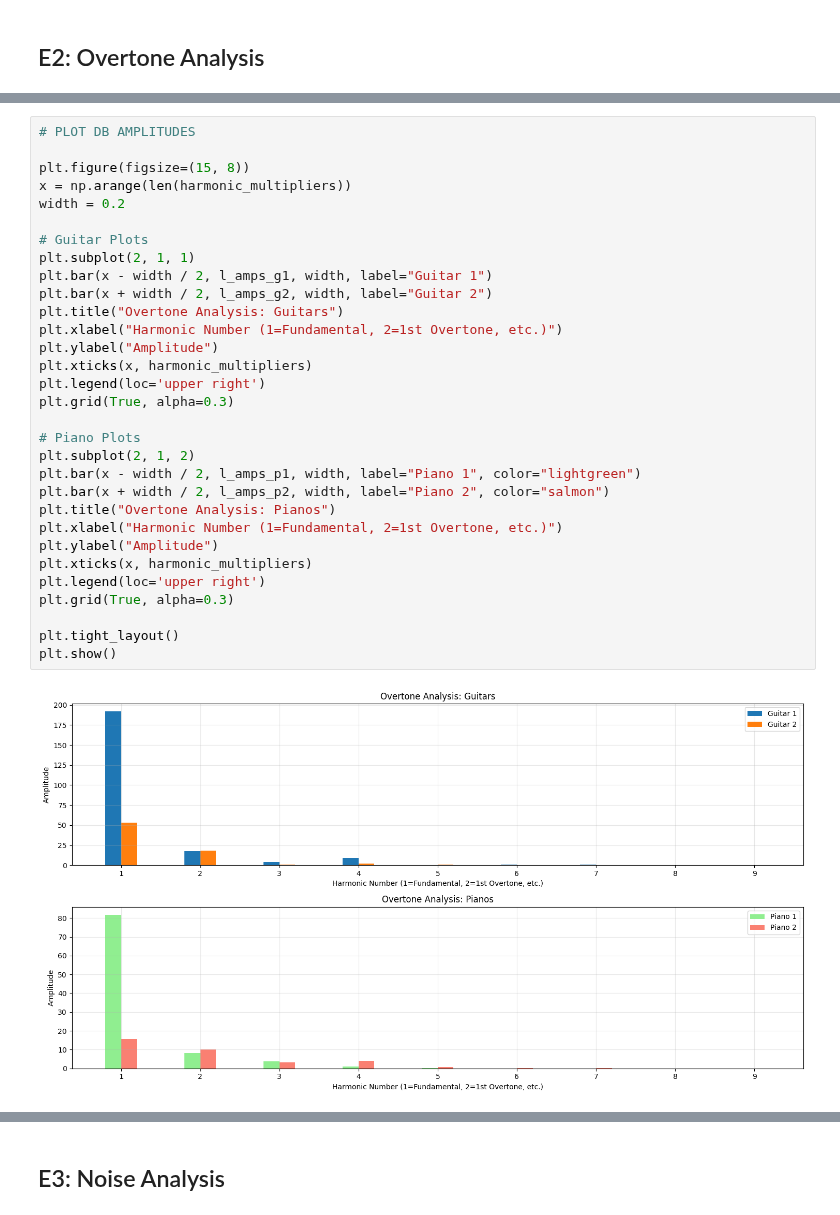
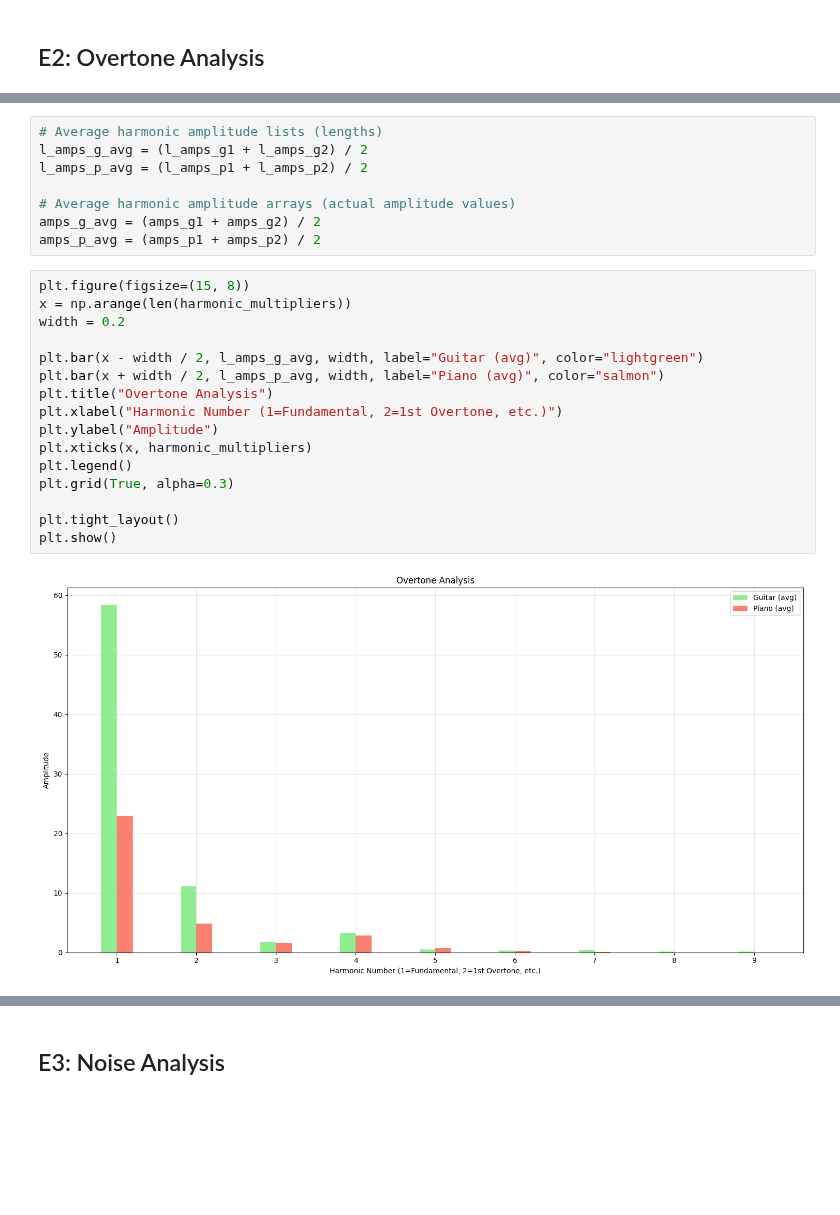
Before and after one commit to martijuanola/RWTH-AIiM, a Jupyter notebook: exercices/e7/e7-main.ipynb, the cells around one changed output, grey strips where cells are left out. Drawn from its saved outputs; the diff is of its cells as text; blank space fills up the shorter version.

```diff
--- a/exercices/e7/e7-main.ipynb
+++ b/exercices/e7/e7-main.ipynb
@@ -122,36 +110,29 @@ l_amps_p2, amps_p2 = get_harmonic_amplitudes(y_p2, sr_p2, harmonic_freqs)
 # %% [output]
 Overtones:  [1 2 3 4 5 6 7 8 9]
 Overtones (Hz):  [ 349.23  698.46 1047.69 1396.92 1746.15 2095.38 2444.61 2793.84 3143.07]
+# %%
+# Average harmonic amplitude lists (lengths)
+l_amps_g_avg = (l_amps_g1 + l_amps_g2) / 2
+l_amps_p_avg = (l_amps_p1 + l_amps_p2) / 2
+
+# Average harmonic amplitude arrays (actual amplitude values)
+amps_g_avg = (amps_g1 + amps_g2) / 2
+amps_p_avg = (amps_p1 + amps_p2) / 2
 # %%
-# PLOT DB AMPLITUDES
-
 plt.figure(figsize=(15, 8))
 x = np.arange(len(harmonic_multipliers))
 width = 0.2
 
-# Guitar Plots
-plt.subplot(2, 1, 1)
-plt.bar(x - width / 2, l_amps_g1, width, label="Guitar 1")
-plt.bar(x + width / 2, l_amps_g2, width, label="Guitar 2")
-plt.title("Overtone Analysis: Guitars")
+plt.bar(x - width / 2, l_amps_g_avg, width, label="Guitar (avg)", color="lightgreen")
+plt.bar(x + width / 2, l_amps_p_avg, width, label="Piano (avg)", color="salmon")
+plt.title("Overtone Analysis")
 plt.xlabel("Harmonic Number (1=Fundamental, 2=1st Overtone, etc.)")
 plt.ylabel("Amplitude")
 plt.xticks(x, harmonic_multipliers)
-plt.legend(loc='upper right')
-plt.grid(True, alpha=0.3)
-
-# Piano Plots
-plt.subplot(2, 1, 2)
-plt.bar(x - width / 2, l_amps_p1, width, label="Piano 1", color="lightgreen")
-plt.bar(x + width / 2, l_amps_p2, width, label="Piano 2", color="salmon")
-plt.title("Overtone Analysis: Pianos")
-plt.xlabel("Harmonic Number (1=Fundamental, 2=1st Overtone, etc.)")
-plt.ylabel("Amplitude")
-plt.xticks(x, harmonic_multipliers)
-plt.legend(loc='upper right')
+plt.legend()
 plt.grid(True, alpha=0.3)
 
 plt.tight_layout()
 plt.show()
 # %% [output]
-[figure, old version]
+[figure, new version]
```
Also changed, not shown: parts of 7 cells of this notebook, 6 other files.
